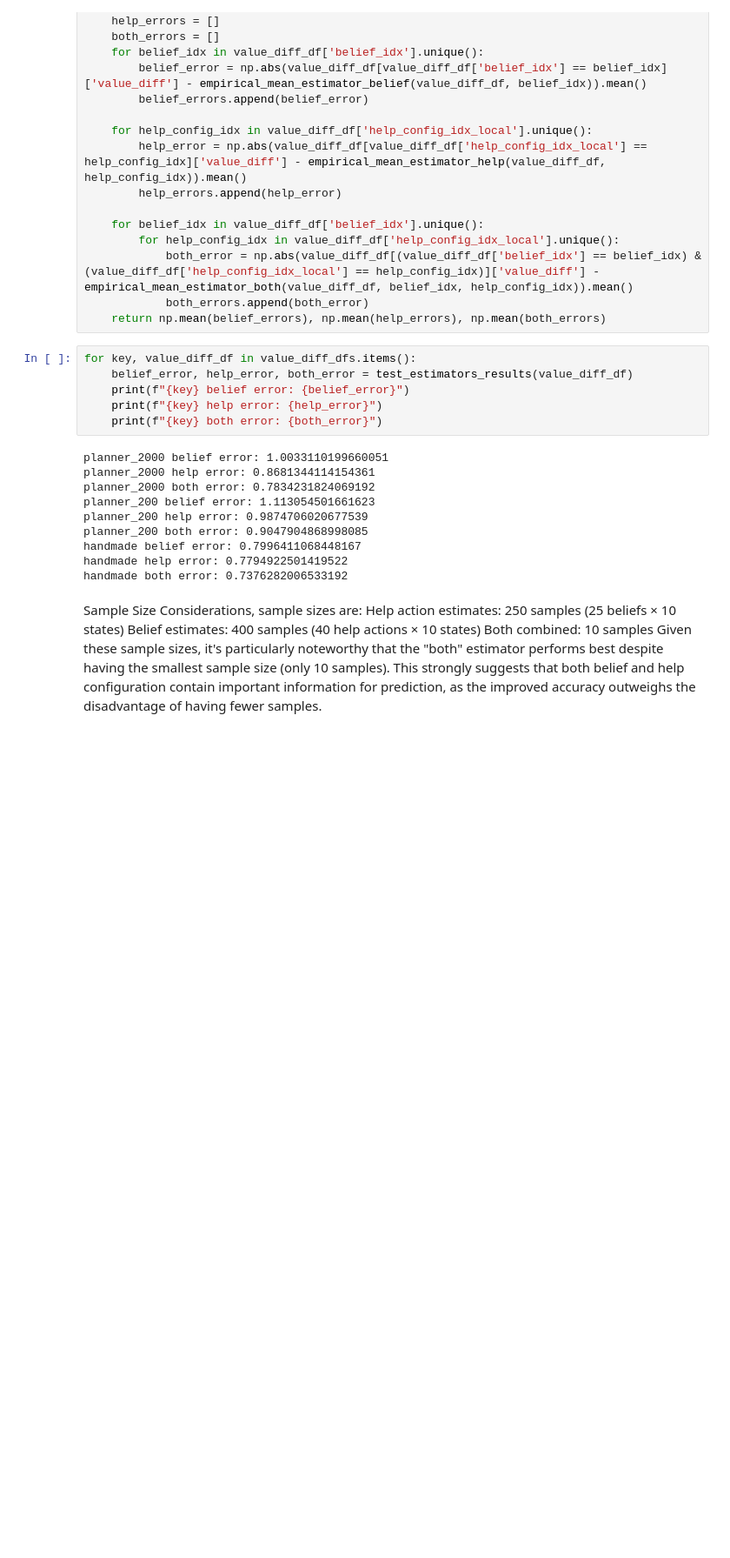
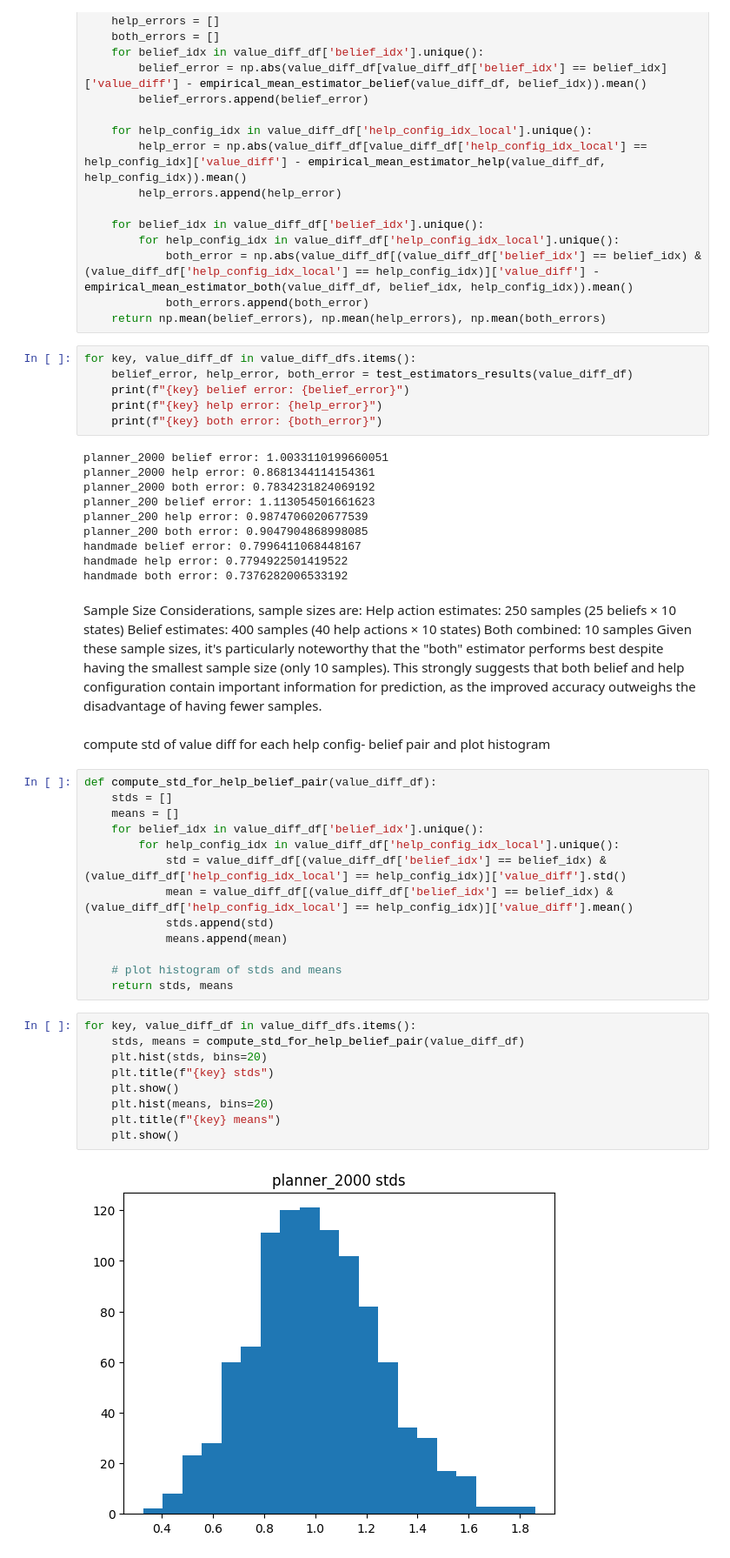
Before and after one commit to CLAIR-LAB-TECHNION/voa-pomdp, a Jupyter notebook: data_processing/analyze_results.ipynb, the cells around one changed output. Shown: that part at 87% size. Saved outputs shown, nothing was run; the diff lists cells and outputs as text; blank space fills up the shorter version.

```diff
--- a/data_processing/analyze_results.ipynb
+++ b/data_processing/analyze_results.ipynb
@@ -150,3 +130,29 @@ Help action estimates: 250 samples (25 beliefs × 10 states)
 Belief estimates: 400 samples (40 help actions × 10 states)
 Both combined: 10 samples
 Given these sample sizes, it's particularly noteworthy that the "both" estimator performs best despite having the smallest sample size (only 10 samples). This strongly suggests that both belief and help configuration contain important information for prediction, as the improved accuracy outweighs the disadvantage of having fewer samples.
+# %% [markdown]
+compute std of value diff for each help config- belief pair and plot histogram
+# %%
+def compute_std_for_help_belief_pair(value_diff_df):
+    stds = []
+    means = []
+    for belief_idx in value_diff_df['belief_idx'].unique():
+        for help_config_idx in value_diff_df['help_config_idx_local'].unique():
+            std = value_diff_df[(value_diff_df['belief_idx'] == belief_idx) & (value_diff_df['help_config_idx_local'] == help_config_idx)]['value_diff'].std()
+            mean = value_diff_df[(value_diff_df['belief_idx'] == belief_idx) & (value_diff_df['help_config_idx_local'] == help_config_idx)]['value_diff'].mean()
+            stds.append(std)
+            means.append(mean)
+
+    # plot histogram of stds and means
+    return stds, means
+# %%
+for key, value_diff_df in value_diff_dfs.items():
+    stds, means = compute_std_for_help_belief_pair(value_diff_df)
+    plt.hist(stds, bins=20)
+    plt.title(f"{key} stds")
+    plt.show()
+    plt.hist(means, bins=20)
+    plt.title(f"{key} means")
+    plt.show()
+# %% [output]
+[figure, added]
```
Also changed, not shown: parts of 8 cells of this notebook, 9 other files.
